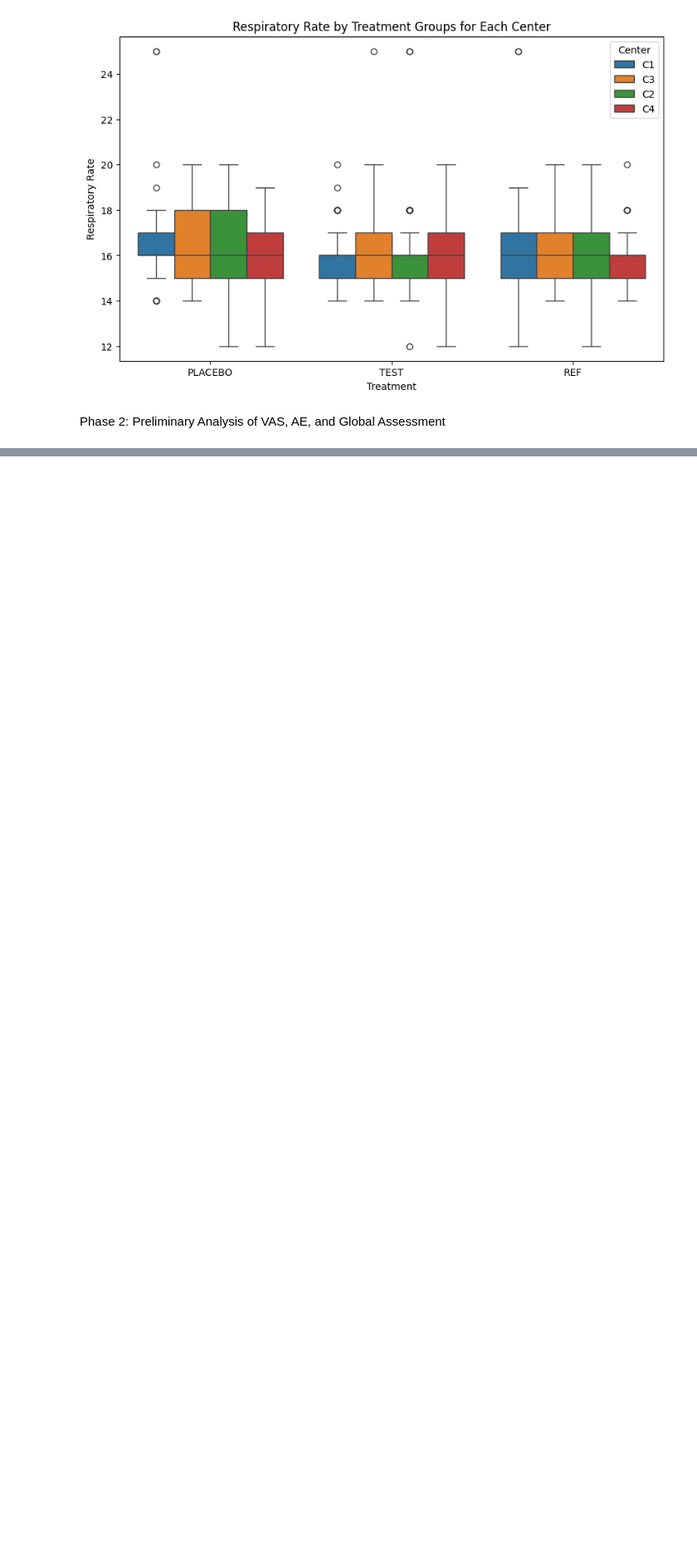
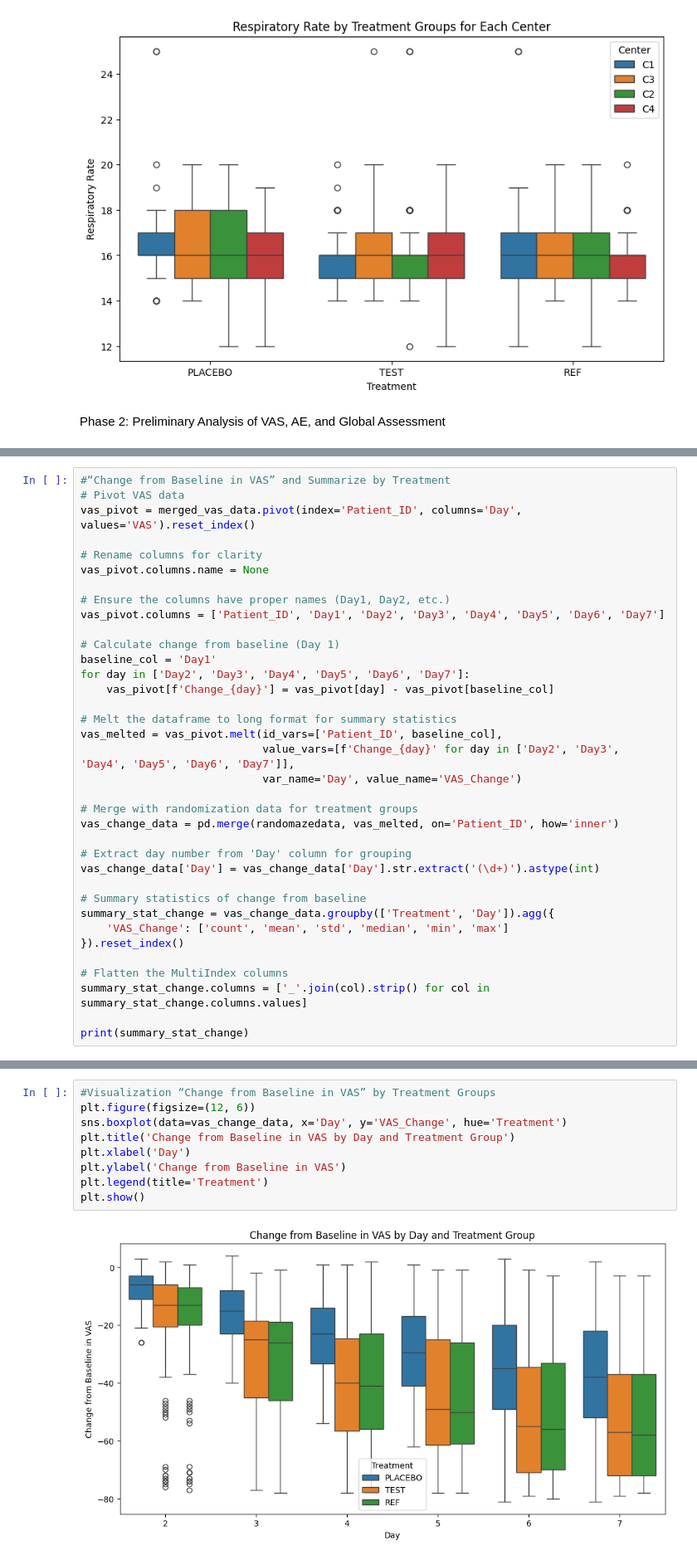
Before and after one commit to vedmara/project, a Jupyter notebook: Project_phase2.ipynb, the cells around one changed output, grey strips where cells are left out. Shown: that part at 83% size. Cells and saved outputs as stored; diff of their text form; blank space fills up the shorter version.

```diff
--- a/Project_phase2.ipynb
+++ b/Project_phase2.ipynb
@@ -296,0 +291,36 @@ memory usage: 213.4+ KB
+# %%
+#“Change from Baseline in VAS” and Summarize by Treatment
+# Pivot VAS data
+vas_pivot = merged_vas_data.pivot(index='Patient_ID', columns='Day', values='VAS').reset_index()
+
+# Rename columns for clarity
+vas_pivot.columns.name = None
+
+# Ensure the columns have proper names (Day1, Day2, etc.)
+vas_pivot.columns = ['Patient_ID', 'Day1', 'Day2', 'Day3', 'Day4', 'Day5', 'Day6', 'Day7']
+
+# Calculate change from baseline (Day 1)
+baseline_col = 'Day1'
+for day in ['Day2', 'Day3', 'Day4', 'Day5', 'Day6', 'Day7']:
+    vas_pivot[f'Change_{day}'] = vas_pivot[day] - vas_pivot[baseline_col]
+
+# Melt the dataframe to long format for summary statistics
+vas_melted = vas_pivot.melt(id_vars=['Patient_ID', baseline_col],
+                            value_vars=[f'Change_{day}' for day in ['Day2', 'Day3', 'Day4', 'Day5', 'Day6', 'Day7']],
+                            var_name='Day', value_name='VAS_Change')
+
+# Merge with randomization data for treatment groups
+vas_change_data = pd.merge(randomazedata, vas_melted, on='Patient_ID', how='inner')
+
+# Extract day number from 'Day' column for grouping
+vas_change_data['Day'] = vas_change_data['Day'].str.extract('(\d+)').astype(int)
+
+# Summary statistics of change from baseline
+summary_stat_change = vas_change_data.groupby(['Treatment', 'Day']).agg({
+    'VAS_Change': ['count', 'mean', 'std', 'median', 'min', 'max']
+}).reset_index()
+
+# Flatten the MultiIndex columns
+summary_stat_change.columns = ['_'.join(col).strip() for col in summary_stat_change.columns.values]
+
+print(summary_stat_change)
@@ -296,0 +345,11 @@ memory usage: 213.4+ KB
+# %%
+#Visualization “Change from Baseline in VAS” by Treatment Groups
+plt.figure(figsize=(12, 6))
+sns.boxplot(data=vas_change_data, x='Day', y='VAS_Change', hue='Treatment')
+plt.title('Change from Baseline in VAS by Day and Treatment Group')
+plt.xlabel('Day')
+plt.ylabel('Change from Baseline in VAS')
+plt.legend(title='Treatment')
+plt.show()
+# %% [output]
+[figure, added]
```
Also changed, not shown: parts of 23 cells of this notebook.
